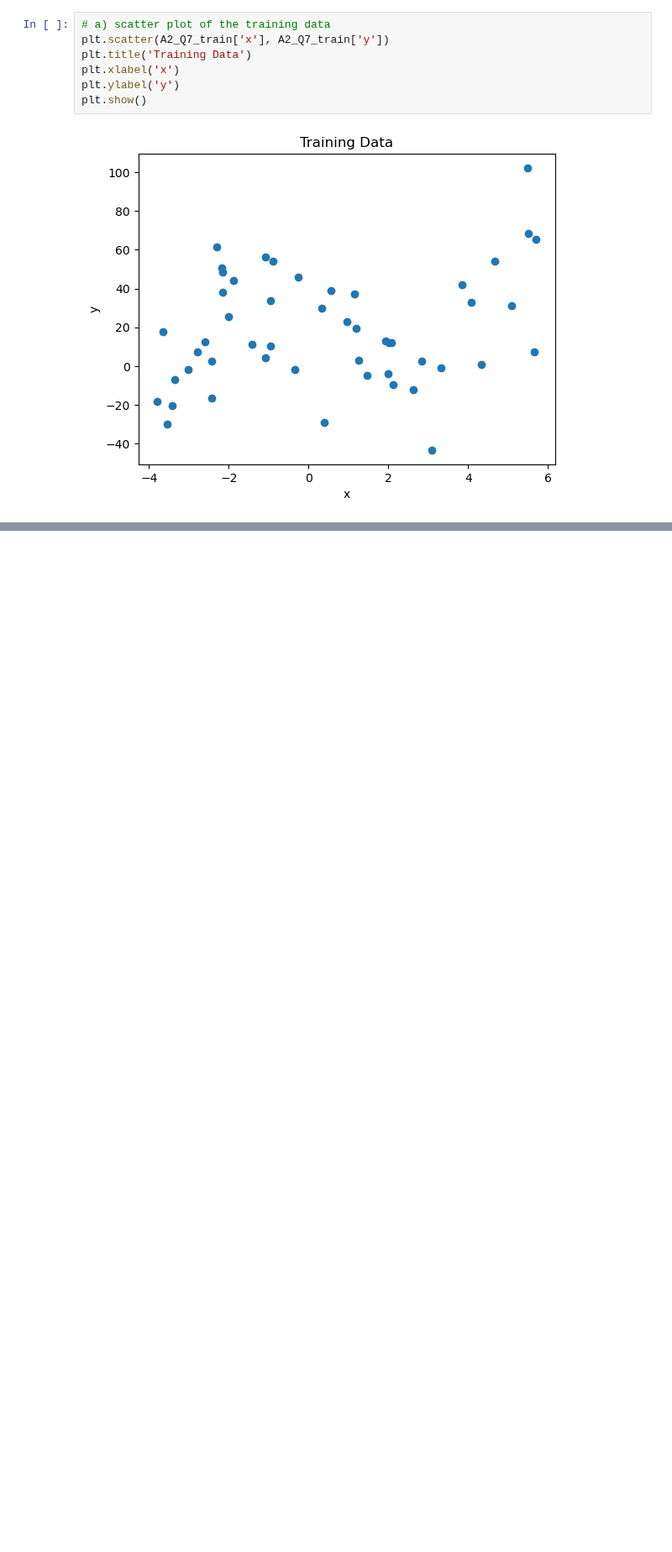
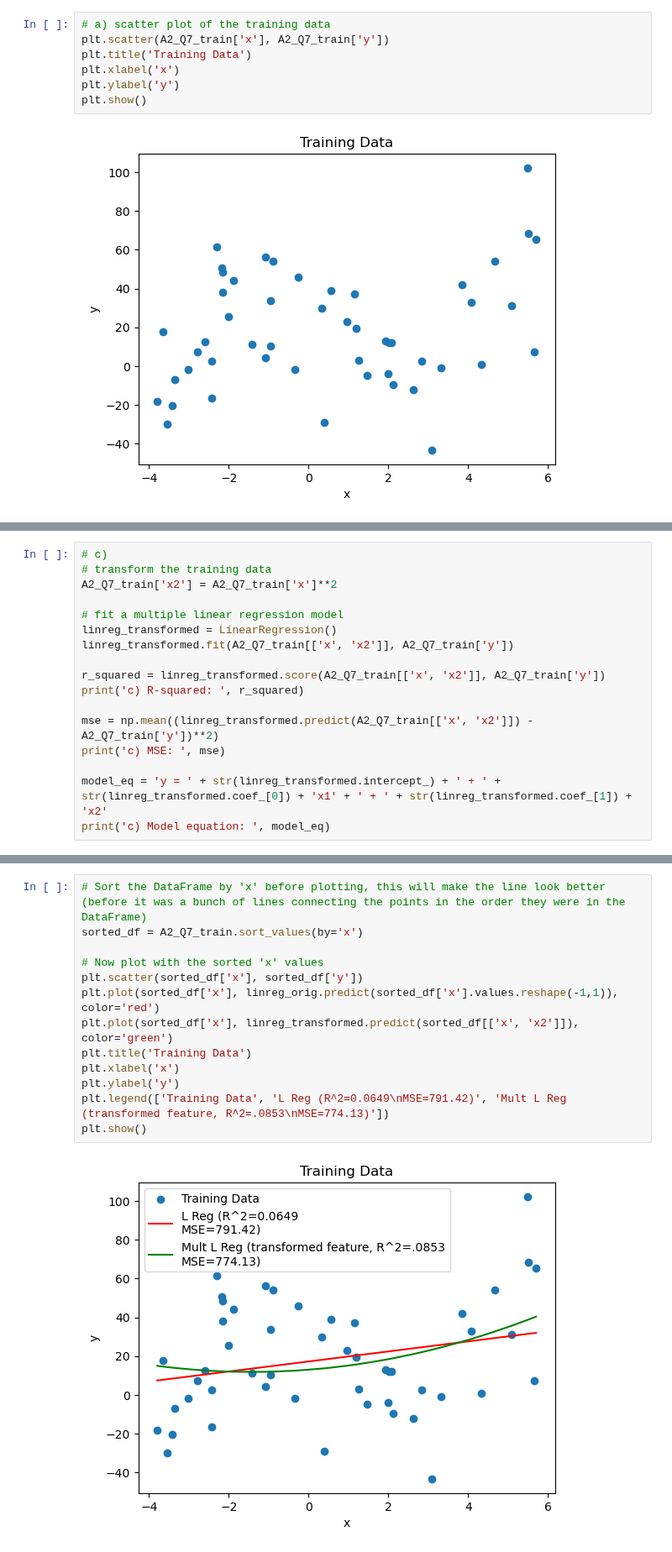
Before and after one commit to cake-dev/machine_learning_class, a Jupyter notebook: assignments/Assignment_2.ipynb, the cells around one changed output, grey strips where cells are left out. Shown at 84% size. Cells and saved outputs as stored; diff of their text form; blank space fills up the shorter version.

```diff
--- a/assignments/Assignment_2.ipynb
+++ b/assignments/Assignment_2.ipynb
@@ -448,0 +443,17 @@ b) Model equation:  y = 17.204928179405222 + 2.5907282580761315x
+# %%
+# c)
+# transform the training data
+A2_Q7_train['x2'] = A2_Q7_train['x']**2
+
+# fit a multiple linear regression model
+linreg_transformed = LinearRegression()
+linreg_transformed.fit(A2_Q7_train[['x', 'x2']], A2_Q7_train['y'])
+
+r_squared = linreg_transformed.score(A2_Q7_train[['x', 'x2']], A2_Q7_train['y'])
+print('c) R-squared: ', r_squared)
+
+mse = np.mean((linreg_transformed.predict(A2_Q7_train[['x', 'x2']]) - A2_Q7_train['y'])**2)
+print('c) MSE: ', mse)
+
+model_eq = 'y = ' + str(linreg_transformed.intercept_) + ' + ' + str(linreg_transformed.coef_[0]) + 'x1' + ' + ' + str(linreg_transformed.coef_[1]) + 'x2'
+print('c) Model equation: ', model_eq)
@@ -448,0 +464,15 @@ b) Model equation:  y = 17.204928179405222 + 2.5907282580761315x
+# %%
+# Sort the DataFrame by 'x' before plotting, this will make the line look better (before it was a bunch of lines connecting the points in the order they were in the DataFrame)
+sorted_df = A2_Q7_train.sort_values(by='x')
+
+# Now plot with the sorted 'x' values
+plt.scatter(sorted_df['x'], sorted_df['y'])
+plt.plot(sorted_df['x'], linreg_orig.predict(sorted_df['x'].values.reshape(-1,1)), color='red')
+plt.plot(sorted_df['x'], linreg_transformed.predict(sorted_df[['x', 'x2']]), color='green')
+plt.title('Training Data')
+plt.xlabel('x')
+plt.ylabel('y')
+plt.legend(['Training Data', 'L Reg (R^2=0.0649\nMSE=791.42)', 'Mult L Reg (transformed feature, R^2=.0853\nMSE=774.13)'])
+plt.show()
+# %% [output]
+[figure, added]
```
Also changed, not shown: parts of 10 cells of this notebook.
